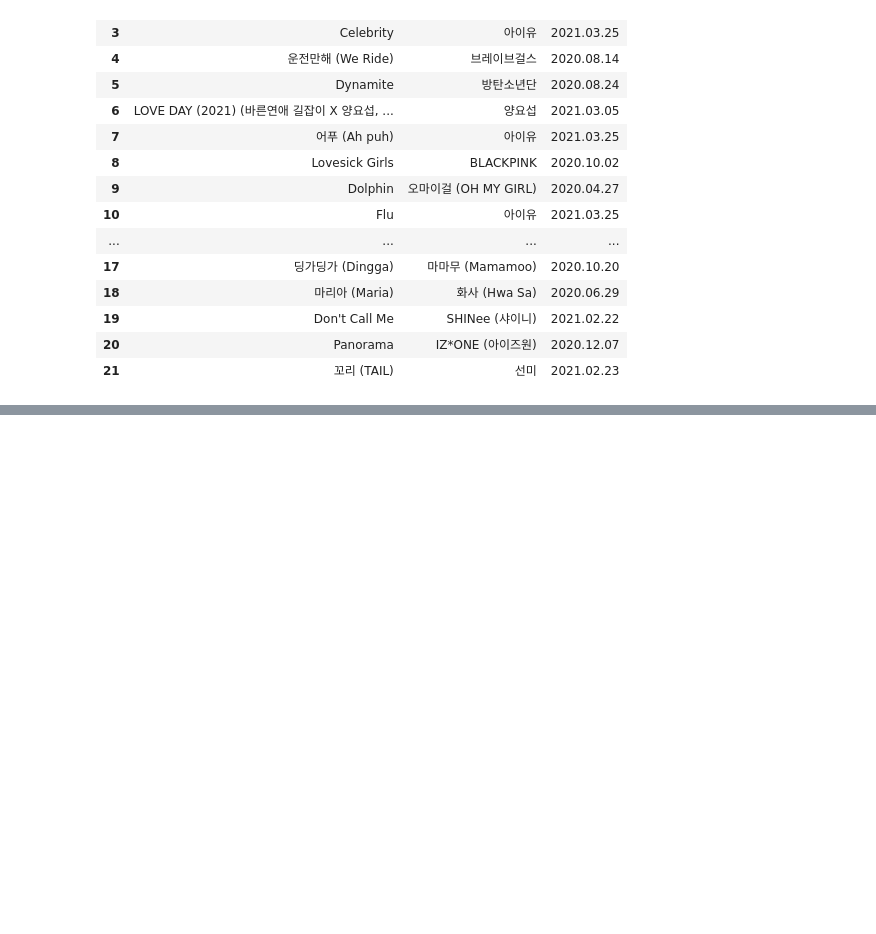
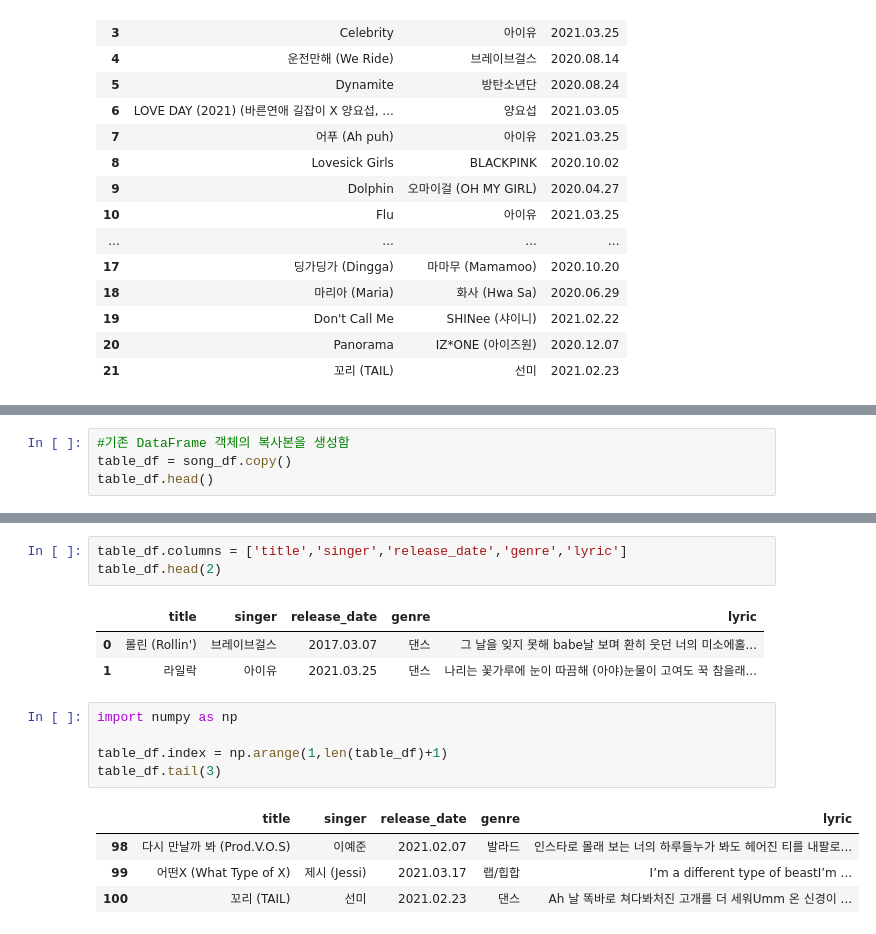
Before and after one commit to vega2k/kosta_webscraping, a Jupyter notebook: 05.Melon 100Chart 수집과 저장_작성.ipynb, the cells around one changed output, grey strips where cells are left out. Cells and saved outputs as stored; diff of their text form; blank space fills up the shorter version.

```diff
--- a/05.Melon 100Chart 수집과 저장.ipynb
+++ b/05.Melon 100Chart 수집과 저장_작성.ipynb
@@ -237,0 +270,4 @@ dance_df
+# %%
+#기존 DataFrame 객체의 복사본을 생성함
+table_df = song_df.copy()
+table_df.head()
@@ -237,0 +281,17 @@ dance_df
+# %%
+table_df.columns = ['title','singer','release_date','genre','lyric']
+table_df.head(2)
+# %% [output]
+|  | title | singer | release_date | genre | lyric |
+| 0 | 롤린 (Rollin') | 브레이브걸스 | 2017.03.07 | 댄스 | 그 날을 잊지 못해 babe날 보며 환히 웃던 너의 미소에홀... |
+| 1 | 라일락 | 아이유 | 2021.03.25 | 댄스 | 나리는 꽃가루에 눈이 따끔해 (아야)눈물이 고여도 꾹 참을래... |
+# %%
+import numpy as np
+
+table_df.index = np.arange(1,len(table_df)+1)
+table_df.tail(3)
+# %% [output]
+|  | title | singer | release_date | genre | lyric |
+| 98 | 다시 만날까 봐 (Prod.V.O.S) | 이예준 | 2021.02.07 | 발라드 | 인스타로 몰래 보는 너의 하루들누가 봐도 헤어진 티를 내팔로... |
+| 99 | 어떤X (What Type of X) | 제시 (Jessi) | 2021.03.17 | 랩/힙합 | I’m a different type of beastI’m ... |
+| 100 | 꼬리 (TAIL) | 선미 | 2021.02.23 | 댄스 | Ah 날 똑바로 쳐다봐처진 고개를 더 세워Umm 온 신경이 ... |
```
Also changed, not shown: parts of 7 cells of this notebook, 1 other file.
